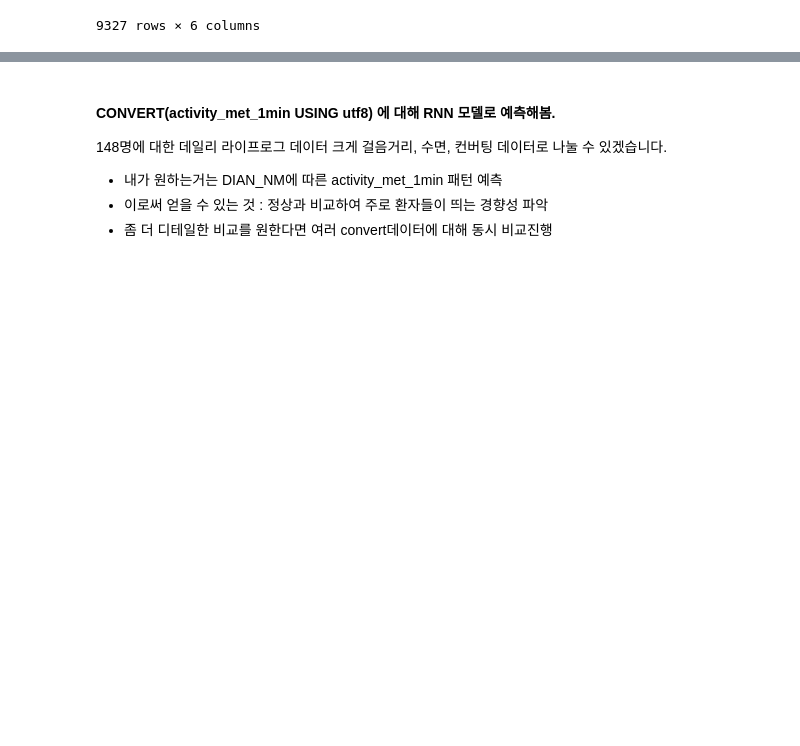
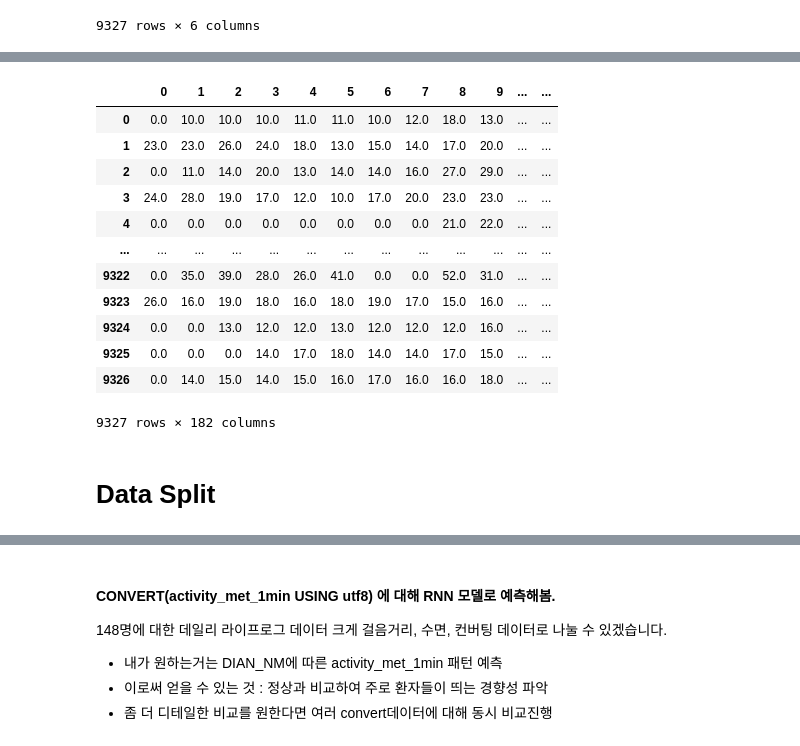
Before and after one commit to NumpyGonHey/Dementia_clf, a Jupyter notebook: sobeeee/baseline_hong-Copy1.ipynb, the cells around one changed output, grey strips where cells are left out. Cells and saved outputs as stored; diff of their text form; code cells hidden in the pictures; blank space fills up the shorter version.

```diff
--- a/sobeeee/baseline_hong-Copy1.ipynb
+++ b/sobeeee/baseline_hong-Copy1.ipynb
@@ -570,0 +661,28 @@ df_stock_norm.head()
+# %%
+signal_list = list(data_convert['CONVERT(sleep_rmssd_5min USING utf8)'].str.split('/'))
+signal_sleep_rmssd_5min = pd.DataFrame(signal_list)
+
+signal_sleep_rmssd_5min = signal_sleep_rmssd_5min.drop(181, axis=1).transpose()
+# 결측치 처리 Nan, '', ' ' -> 우선 다 int type 0으로 replace
+signal_sleep_rmssd_5min = signal_sleep_rmssd_5min.fillna(0)
+signal_sleep_rmssd_5min = signal_sleep_rmssd_5min.replace('', 0)
+signal_sleep_rmssd_5min = signal_sleep_rmssd_5min.replace(' ', 0)
+signal_sleep_rmssd_5min = signal_sleep_rmssd_5min.astype('float')
+# %%
+signal_sleep_rmssd_5min  = signal_sleep_rmssd_5min.transpose()
+signal_sleep_rmssd_5min = pd.concat([signal_sleep_rmssd_5min, y_df], axis=1)
+signal_sleep_rmssd_5min
+# %% [output]
+|  | 0 | 1 | 2 | 3 | 4 | 5 | 6 | 7 | 8 | 9 | ... | ... |
+| 0 | 0.0 | 10.0 | 10.0 | 10.0 | 11.0 | 11.0 | 10.0 | 12.0 | 18.0 | 13.0 | ... | ... |
+| 1 | 23.0 | 23.0 | 26.0 | 24.0 | 18.0 | 13.0 | 15.0 | 14.0 | 17.0 | 20.0 | ... | ... |
+| 2 | 0.0 | 11.0 | 14.0 | 20.0 | 13.0 | 14.0 | 14.0 | 16.0 | 27.0 | 29.0 | ... | ... |
+| 3 | 24.0 | 28.0 | 19.0 | 17.0 | 12.0 | 10.0 | 17.0 | 20.0 | 23.0 | 23.0 | ... | ... |
+| 4 | 0.0 | 0.0 | 0.0 | 0.0 | 0.0 | 0.0 | 0.0 | 0.0 | 21.0 | 22.0 | ... | ... |
+| ... | ... | ... | ... | ... | ... | ... | ... | ... | ... | ... | ... | ... |
+| 9322 | 0.0 | 35.0 | 39.0 | 28.0 | 26.0 | 41.0 | 0.0 | 0.0 | 52.0 | 31.0 | ... | ... |
+| 9323 | 26.0 | 16.0 | 19.0 | 18.0 | 16.0 | 18.0 | 19.0 | 17.0 | 15.0 | 16.0 | ... | ... |
+| 9324 | 0.0 | 0.0 | 13.0 | 12.0 | 12.0 | 13.0 | 12.0 | 12.0 | 12.0 | 16.0 | ... | ... |
+| 9325 | 0.0 | 0.0 | 0.0 | 14.0 | 17.0 | 18.0 | 14.0 | 14.0 | 17.0 | 15.0 | ... | ... |
+| 9326 | 0.0 | 14.0 | 15.0 | 14.0 | 15.0 | 16.0 | 17.0 | 16.0 | 16.0 | 18.0 | ... | ... |
+9327 rows × 182 columns
@@ -570,0 +695,2 @@ df_stock_norm.head()
+# %% [markdown]
+# Data Split
```
Also changed, not shown: parts of 48 cells of this notebook.
